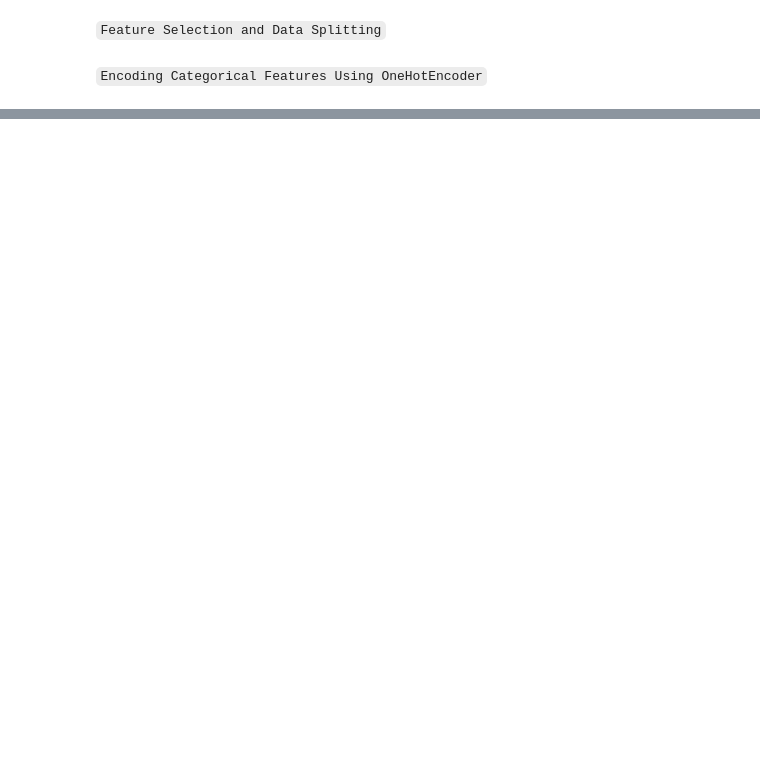
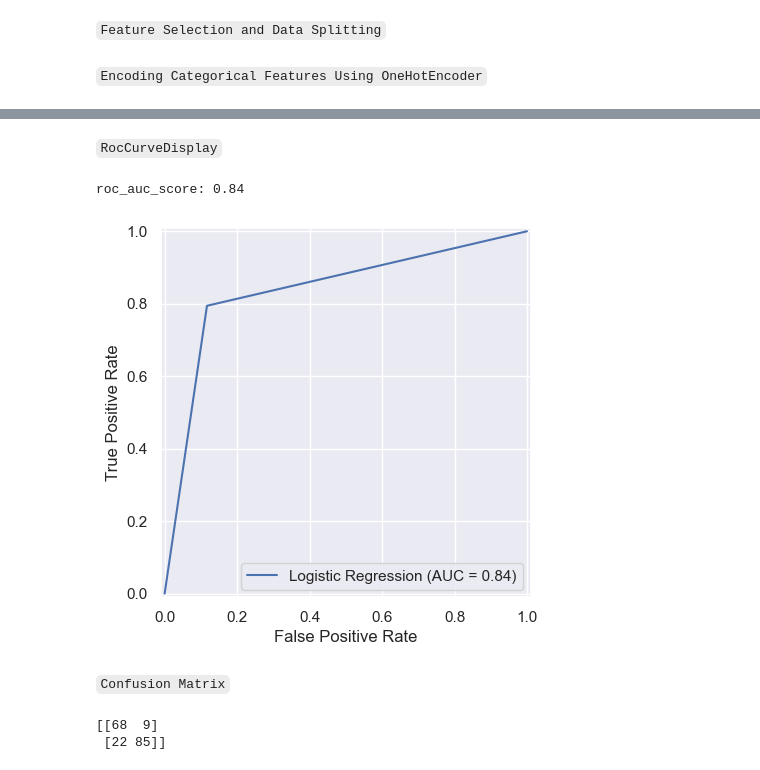
Before and after one commit to codewithraphael/machine-learning, a Jupyter notebook: Heart Failure Prediction/Notebook/heart_disease.ipynb, the cells around one changed output, grey strips where cells are left out. Drawn from its saved outputs; the diff is of its cells as text; code cells hidden in the pictures; blank space fills up the shorter version.

```diff
--- a/Heart Failure Prediction/Notebook/heart_disease.ipynb
+++ b/Heart Failure Prediction/Notebook/heart_disease.ipynb
@@ -328,4 +325,0 @@ RandomForestClassifier
-# %%
-RandomForest = RandomForestClassifier()
-
-RandomForest.fit(X_train, Y_train)
@@ -373,2 +325,0 @@ svc = SVC()
-# %%
-svc.fit(X_train, Y_train)
@@ -414,4 +325,0 @@ DecisionTreeClassifier
-# %%
-DecisionTree = DecisionTreeClassifier()
-
-DecisionTree.fit(X_train, Y_train)
@@ -467,0 +328,10 @@ plt.show()
+# %%
+lr_pipe = Pipeline([
+    ('preprocessing', preprocessor),
+    ('lr', LogisticRegression(class_weight='balanced'))
+])
+
+lr_pipe.fit(X_train, y_train)
+
+y_pred = lr_pipe.predict(X_test)
+print(y_pred)
@@ -467,0 +364,23 @@ plt.show()
+# %% [markdown]
+`RocCurveDisplay`
+# %%
+ras = roc_auc_score(y_test, y_pred)
+print(f'roc_auc_score: {ras:.2f}')
+# %% [output]
+roc_auc_score: 0.84
+# %%
+fpr, tpr, thresholds = metrics.roc_curve(y_test, y_pred)
+lr_roc_auc = metrics.auc(fpr, tpr)
+display = RocCurveDisplay(fpr=fpr, tpr=tpr, roc_auc=lr_roc_auc, name='Logistic Regression')
+
+display.plot()
+plt.show()
+# %% [output]
+[figure, added]
+# %% [markdown]
+`Confusion Matrix`
+# %%
+print(confusion_matrix(y_test, y_pred))
+# %% [output]
+[[68  9]
+ [22 85]]
```
Also changed, not shown: parts of 77 cells of this notebook.
